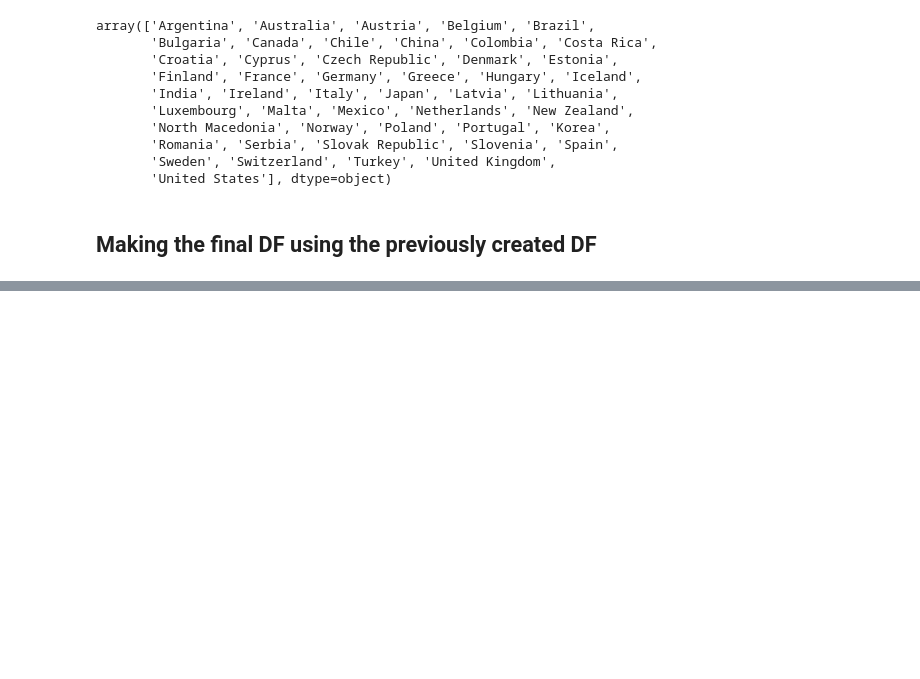
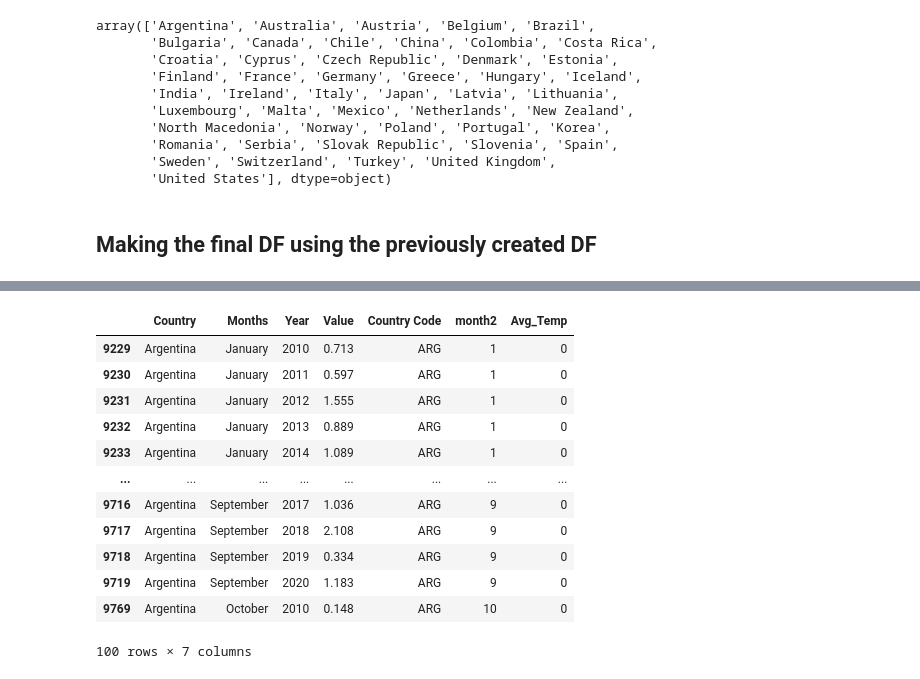
Before and after one commit to shwetajain1022/Project-4, a Jupyter notebook: Dec_temp_2009_MF.ipynb, the cells around one changed output, grey strips where cells are left out. Drawn from its saved outputs; the diff is of its cells as text; code cells hidden in the pictures; blank space fills up the shorter version.

```diff
--- a/Dec_temp_2009_MF.ipynb
+++ b/Dec_temp_2009_MF.ipynb
@@ -151,3 +151,7 @@ array(['Argentina', 'Australia', 'Austria', 'Belgium', 'Brazil',
        'United States'], dtype=object)
 # %% [markdown]
 ## Making the final DF using the previously created DF
+# %%
+# Adding a new column to the Data Frame
+df_1 =NotNull.assign(month2=0)
+df_1.head()
@@ -154,5 +182,5 @@ array(['Argentina', 'Australia', 'Austria', 'Belgium', 'Brazil',
 # %%
-# Import calendar dependencies
 import calendar
-month_dict = {month: index for index, month in enumerate(calendar.month_name) if month}
-print(month_dict)
+def find_num(month):
+    month_dict = {month: index for index, month in enumerate(calendar.month_name) if month}
+    return month_dict.get(month)
@@ -231,0 +187,7 @@ dropped_temp_df
+# %%
+month_list=[]
+for month in df_1['Months']:
+    month_num=find_num(month)
+    month_list.append(month_num)
+df_1['month2']=month_list
+df_1.tail()
@@ -231,0 +201,18 @@ dropped_temp_df
+# %%
+# Merge the DataFrame with the temperature changes data
+df_2=df_1.assign(Avg_Temp=0)
+df_2.head(100)
+# %% [output]
+|  | Country | Months | Year | Value | Country Code | month2 | Avg_Temp |
+| 9229 | Argentina | January | 2010 | 0.713 | ARG | 1 | 0 |
+| 9230 | Argentina | January | 2011 | 0.597 | ARG | 1 | 0 |
+| 9231 | Argentina | January | 2012 | 1.555 | ARG | 1 | 0 |
+| 9232 | Argentina | January | 2013 | 0.889 | ARG | 1 | 0 |
+| 9233 | Argentina | January | 2014 | 1.089 | ARG | 1 | 0 |
+| ... | ... | ... | ... | ... | ... | ... | ... |
+| 9716 | Argentina | September | 2017 | 1.036 | ARG | 9 | 0 |
+| 9717 | Argentina | September | 2018 | 2.108 | ARG | 9 | 0 |
+| 9718 | Argentina | September | 2019 | 0.334 | ARG | 9 | 0 |
+| 9719 | Argentina | September | 2020 | 1.183 | ARG | 9 | 0 |
+| 9769 | Argentina | October | 2010 | 0.148 | ARG | 10 | 0 |
+100 rows × 7 columns
```
Also changed, not shown: parts of 16 cells of this notebook, 1 other file.
